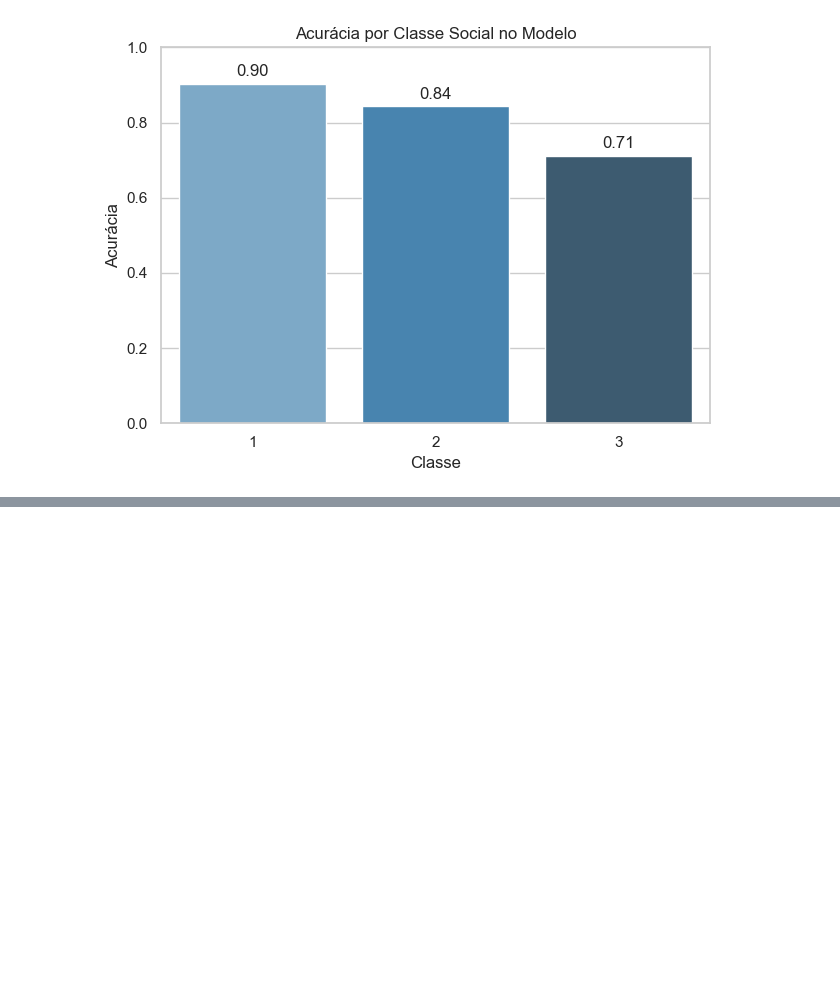
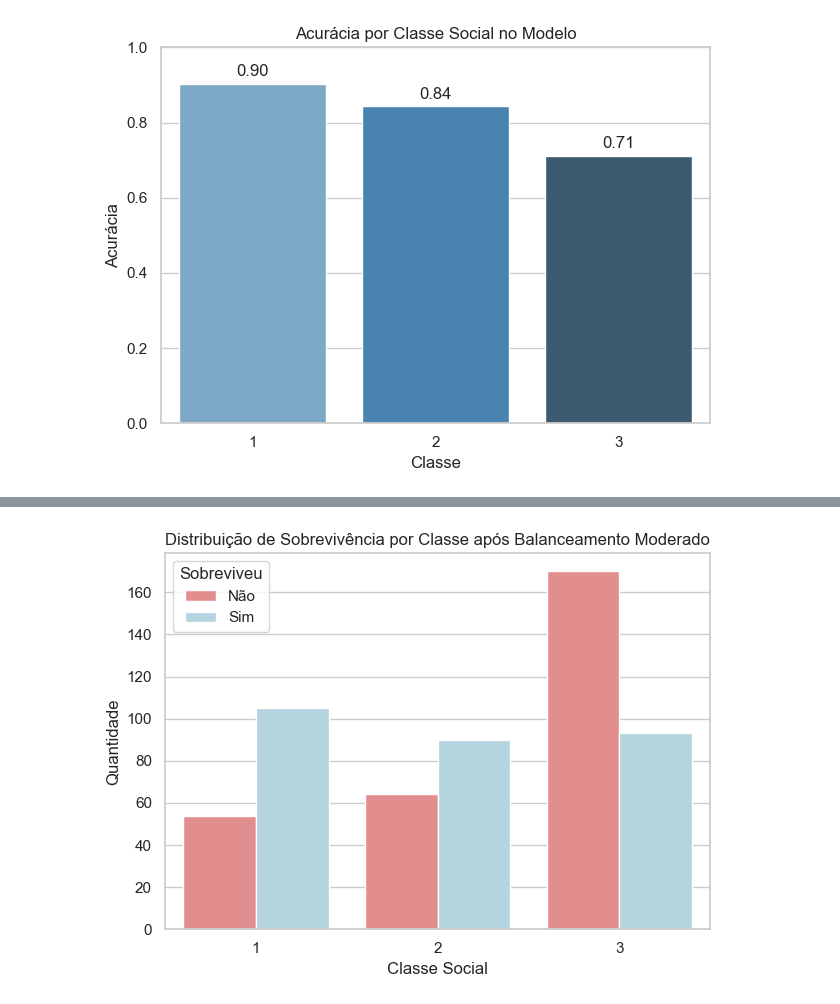
Before and after one commit to JMarquesCS/TitanicMLP, a Jupyter notebook: mlp_titanic.ipynb, the cells around one changed output, grey strips where cells are left out. Cells and saved outputs as stored; diff of their text form; code cells hidden in the pictures; blank space fills up the shorter version.

```diff
--- a/mlp_titanic.ipynb
+++ b/mlp_titanic.ipynb
@@ -302,0 +367,11 @@ Passing `palette` without assigning `hue` is deprecated and will be removed in v
+# %%
+# Gráfico por classe social e sobrevivência
+sns.countplot(x='Pclass', hue='Survived', data=df_mod, palette=['lightcoral', 'lightblue'])
+plt.title("Distribuição de Sobrevivência por Classe após Balanceamento Moderado")
+plt.xlabel("Classe Social")
+plt.ylabel("Quantidade")
+plt.legend(title='Sobreviveu', labels=['Não', 'Sim'])
+plt.tight_layout()
+plt.show()
+# %% [output]
+[figure, added]
```
Also changed, not shown: parts of 3 cells of this notebook.
